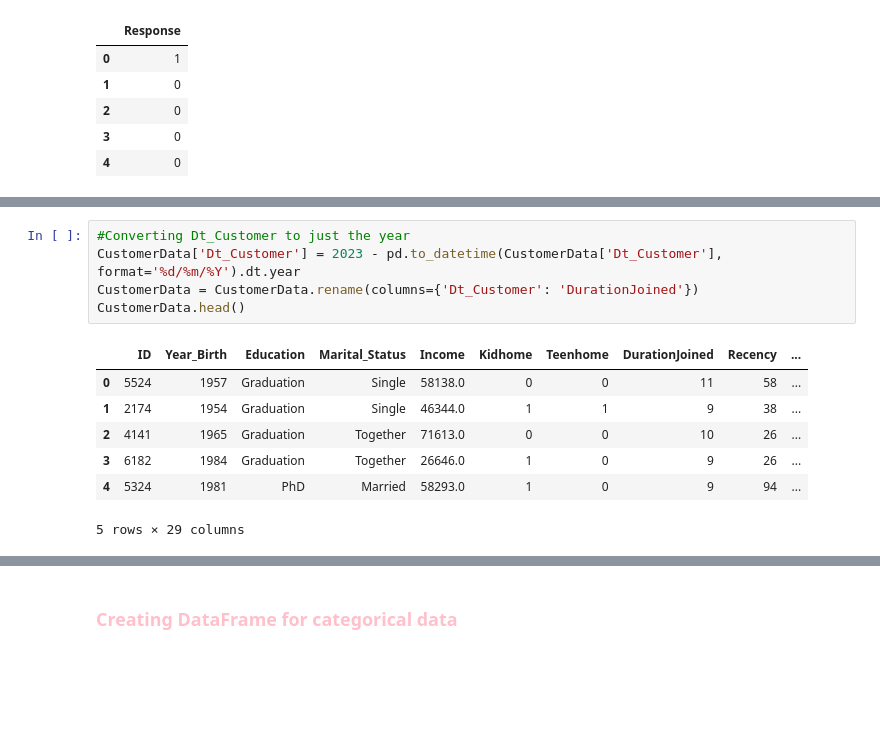
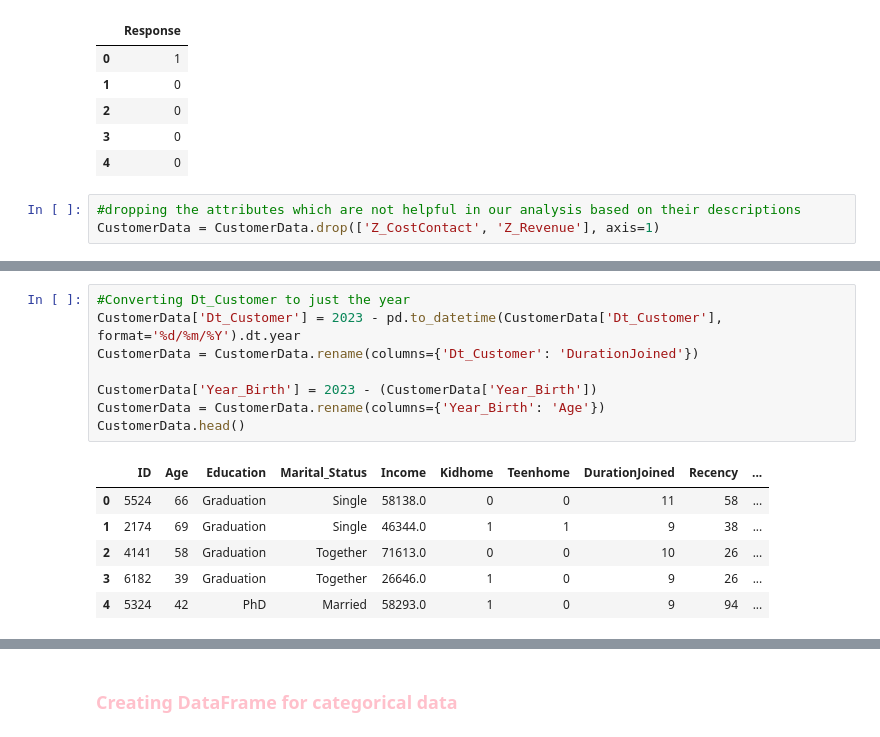
Before and after one commit to rachellimjh/SC1015-Project, a Jupyter notebook: dev-Rheanne.ipynb, the cells around one changed output, grey strips where cells are left out. Drawn from its saved outputs; the diff is of its cells as text; blank space fills up the shorter version.

```diff
--- a/dev-Rheanne.ipynb
+++ b/dev-Rheanne.ipynb
@@ -75,3 +74,6 @@ Response.head()
 | 2 | 0 |
 | 3 | 0 |
 | 4 | 0 |
+# %%
+#dropping the attributes which are not helpful in our analysis based on their descriptions
+CustomerData = CustomerData.drop(['Z_CostContact', 'Z_Revenue'], axis=1)
@@ -78,13 +88,15 @@ Response.head()
 # %%
 #Converting Dt_Customer to just the year
 CustomerData['Dt_Customer'] = 2023 - pd.to_datetime(CustomerData['Dt_Customer'], format='%d/%m/%Y').dt.year
 CustomerData = CustomerData.rename(columns={'Dt_Customer': 'DurationJoined'})
+
+CustomerData['Year_Birth'] = 2023 - (CustomerData['Year_Birth'])
+CustomerData = CustomerData.rename(columns={'Year_Birth': 'Age'})
 CustomerData.head()
 # %% [output]
-|  | ID | Year_Birth | Education | Marital_Status | Income | Kidhome | Teenhome | DurationJoined | Recency | ... |
-| 0 | 5524 | 1957 | Graduation | Single | 58138.0 | 0 | 0 | 11 | 58 | ... |
-| 1 | 2174 | 1954 | Graduation | Single | 46344.0 | 1 | 1 | 9 | 38 | ... |
-| 2 | 4141 | 1965 | Graduation | Together | 71613.0 | 0 | 0 | 10 | 26 | ... |
-| 3 | 6182 | 1984 | Graduation | Together | 26646.0 | 1 | 0 | 9 | 26 | ... |
-| 4 | 5324 | 1981 | PhD | Married | 58293.0 | 1 | 0 | 9 | 94 | ... |
+|  | ID | Age | Education | Marital_Status | Income | Kidhome | Teenhome | DurationJoined | Recency | ... |
+| 0 | 5524 | 66 | Graduation | Single | 58138.0 | 0 | 0 | 11 | 58 | ... |
+| 1 | 2174 | 69 | Graduation | Single | 46344.0 | 1 | 1 | 9 | 38 | ... |
+| 2 | 4141 | 58 | Graduation | Together | 71613.0 | 0 | 0 | 10 | 26 | ... |
+| 3 | 6182 | 39 | Graduation | Together | 26646.0 | 1 | 0 | 9 | 26 | ... |
+| 4 | 5324 | 42 | PhD | Married | 58293.0 | 1 | 0 | 9 | 94 | ... |
-5 rows × 29 columns
```
Also changed, not shown: parts of 162 cells of this notebook.
